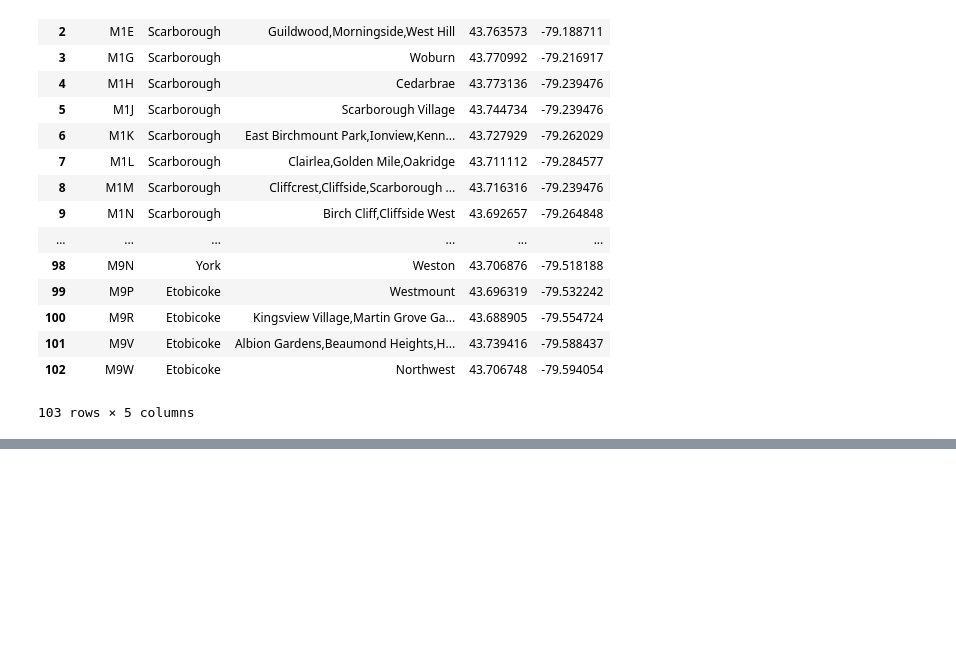
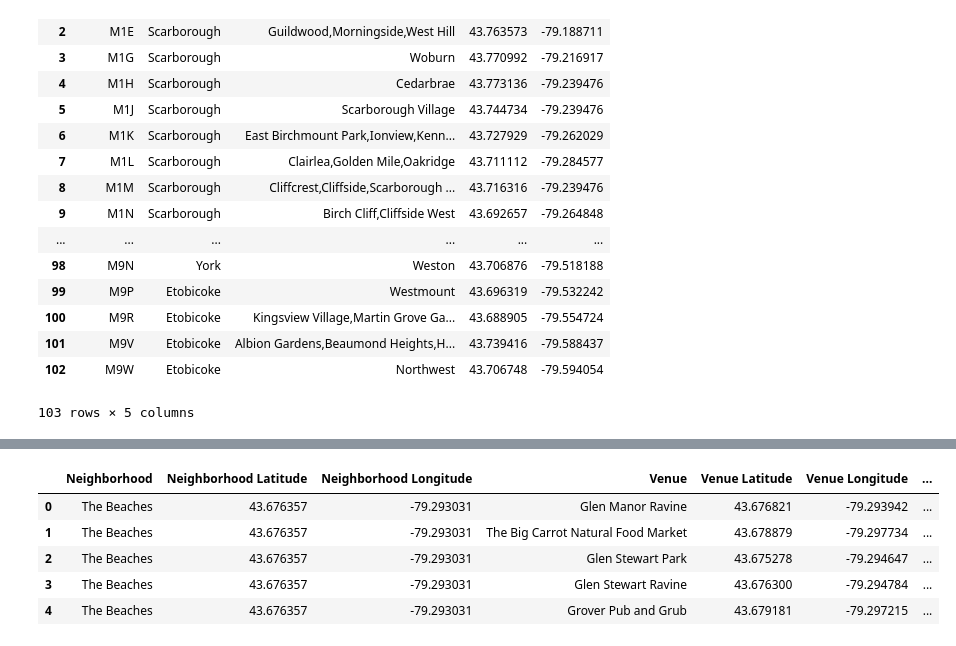
Before and after one commit to pratyush2109/Coursera_Capstone, a Jupyter notebook: Segmenting and Clustering Notebook.ipynb, the cells around one changed output, grey strips where cells are left out. Cells and saved outputs as stored; diff of their text form; code cells hidden in the pictures; blank space fills up the shorter version.

```diff
--- a/Segmenting and Clustering Notebook.ipynb
+++ b/Segmenting and Clustering Notebook.ipynb
@@ -165,0 +322,9 @@ df
+# %%
+toronto_venues.head()
+# %% [output]
+|  | Neighborhood | Neighborhood Latitude | Neighborhood Longitude | Venue | Venue Latitude | Venue Longitude | ... |
+| 0 | The Beaches | 43.676357 | -79.293031 | Glen Manor Ravine | 43.676821 | -79.293942 | ... |
+| 1 | The Beaches | 43.676357 | -79.293031 | The Big Carrot Natural Food Market | 43.678879 | -79.297734 | ... |
+| 2 | The Beaches | 43.676357 | -79.293031 | Glen Stewart Park | 43.675278 | -79.294647 | ... |
+| 3 | The Beaches | 43.676357 | -79.293031 | Glen Stewart Ravine | 43.676300 | -79.294784 | ... |
+| 4 | The Beaches | 43.676357 | -79.293031 | Grover Pub and Grub | 43.679181 | -79.297215 | ... |
```
Also changed, not shown: parts of 28 cells of this notebook.
